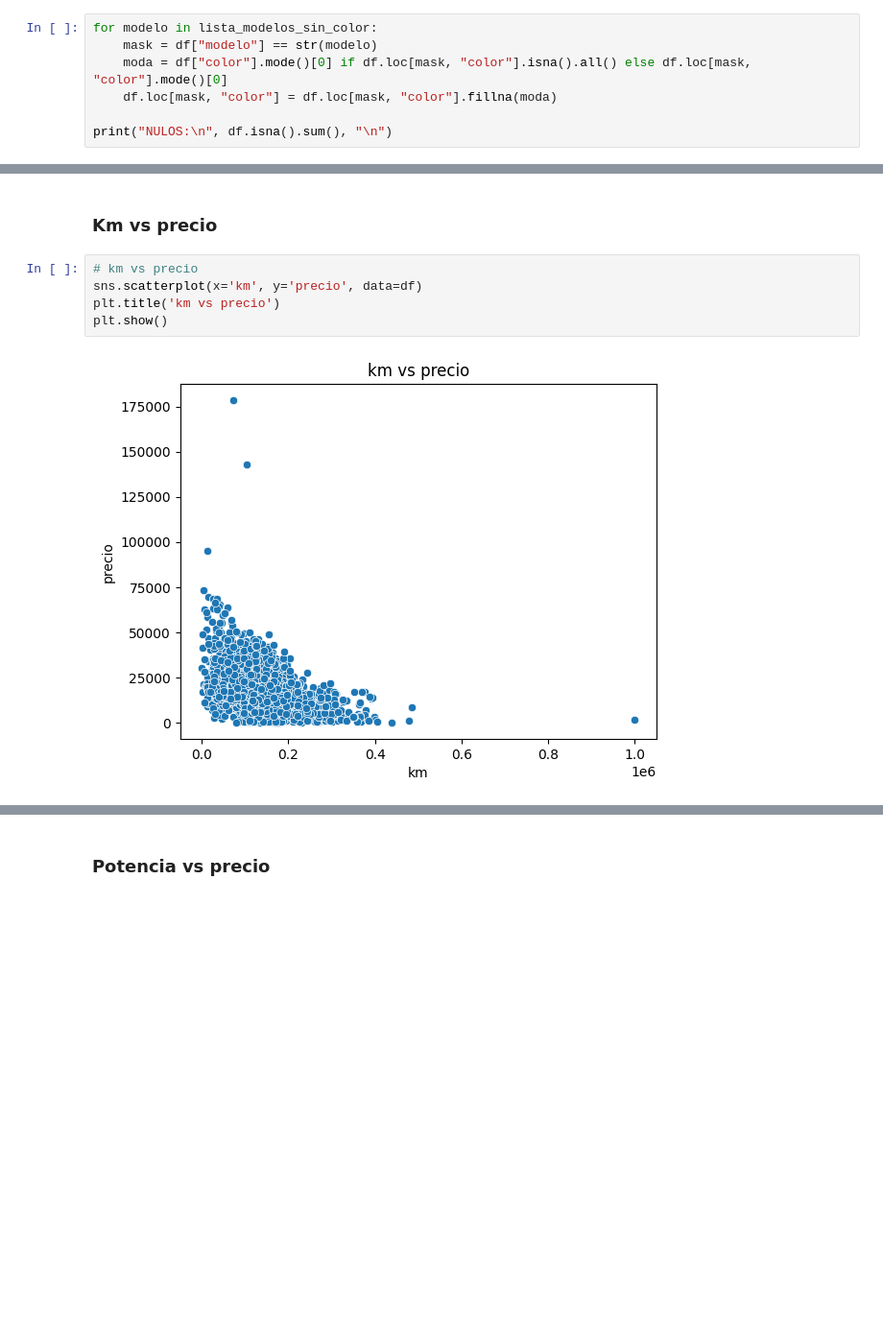
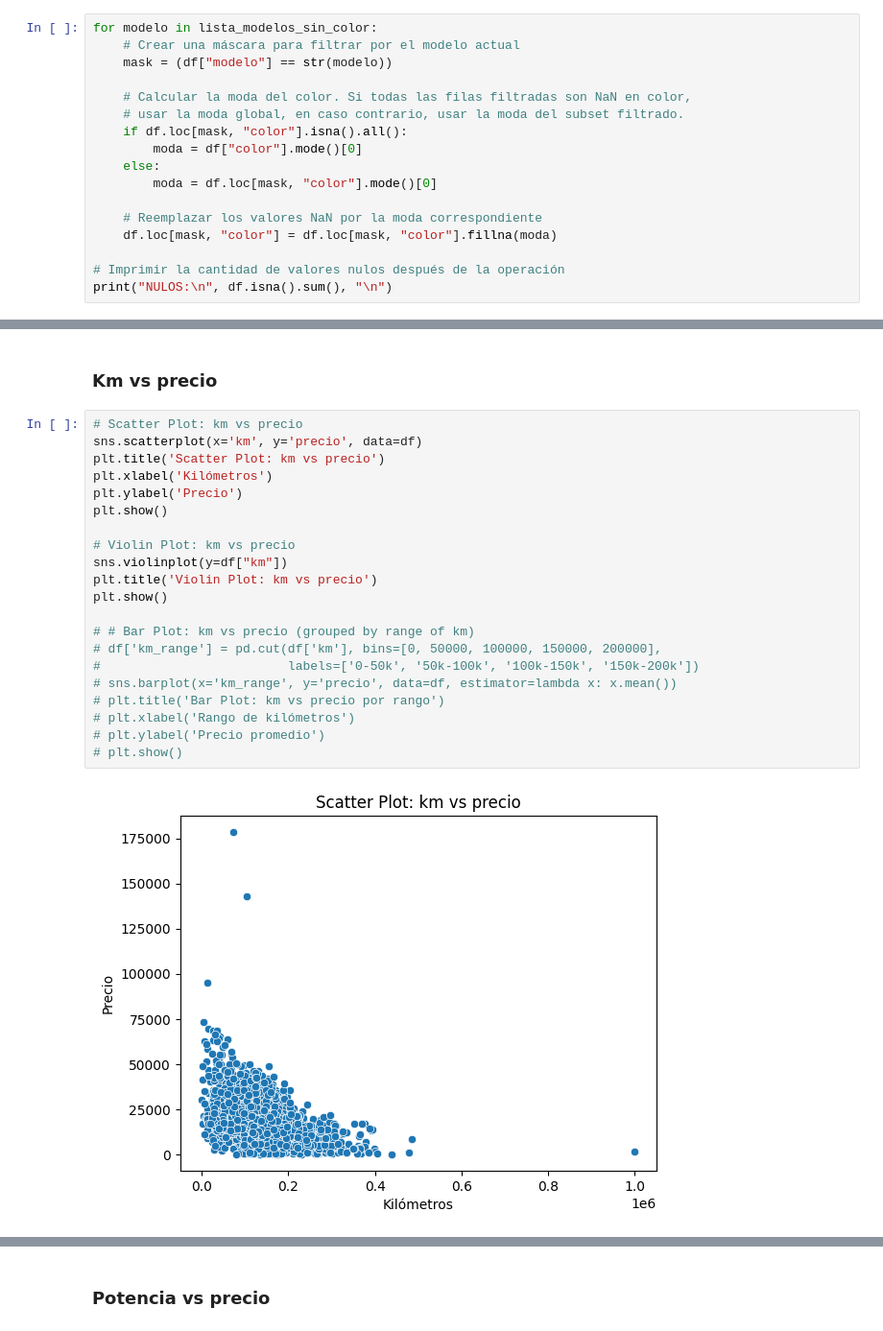
Before and after one commit to Wolfsteno/data-science-projects, a Jupyter notebook: Entregable 1 Data Engineering/main_acarrasco.ipynb, the cells around one changed output, grey strips where cells are left out. Shown at 96% size. Cells and saved outputs as stored; diff of their text form; blank space fills up the shorter version.

```diff
--- a/Entregable 1 Data Engineering/main_acarrasco.ipynb
+++ b/Entregable 1 Data Engineering/main_acarrasco.ipynb
@@ -270,10 +351,20 @@ for i in lista_modelos_sin_color:
 320, 318, 520, X3, 116, X1, 316, X5, 118, 525, 530, 318 Gran Turismo, 120, X4, 420, 535, 518, 320 Gran Turismo, X6, 420 Gran Coupé, 530 Gran Turismo, X6 M, 640, 520 Gran Turismo, 330, M550, 114, 730,  ...
 # %%
 for modelo in lista_modelos_sin_color:
-    mask = df["modelo"] == str(modelo)
-    moda = df["color"].mode()[0] if df.loc[mask, "color"].isna().all() else df.loc[mask, "color"].mode()[0]
+    # Crear una máscara para filtrar por el modelo actual
+    mask = (df["modelo"] == str(modelo))
+
+    # Calcular la moda del color. Si todas las filas filtradas son NaN en color,
+    # usar la moda global, en caso contrario, usar la moda del subset filtrado.
+    if df.loc[mask, "color"].isna().all():
+        moda = df["color"].mode()[0]
+    else:
+        moda = df.loc[mask, "color"].mode()[0]
+
+    # Reemplazar los valores NaN por la moda correspondiente
     df.loc[mask, "color"] = df.loc[mask, "color"].fillna(moda)
 
+# Imprimir la cantidad de valores nulos después de la operación
 print("NULOS:\n", df.isna().sum(), "\n")
 # %% [output]
 NULOS:
@@ -729,10 +906,26 @@ corr.style.background_gradient(cmap='coolwarm')
 # Análisis de todas las variables vs target
 # %% [markdown]
 ### Km vs precio
-# %%
-# km vs precio
-sns.scatterplot(x='km', y='precio', data=df)
-plt.title('km vs precio')
-plt.show()
-# %% [output]
-[figure, removed]
+# %%
+# Scatter Plot: km vs precio
+sns.scatterplot(x='km', y='precio', data=df)
+plt.title('Scatter Plot: km vs precio')
+plt.xlabel('Kilómetros')
+plt.ylabel('Precio')
+plt.show()
+
+# Violin Plot: km vs precio
+sns.violinplot(y=df["km"])
+plt.title('Violin Plot: km vs precio')
+plt.show()
+
+# # Bar Plot: km vs precio (grouped by range of km)
+# df['km_range'] = pd.cut(df['km'], bins=[0, 50000, 100000, 150000, 200000],
+#                         labels=['0-50k', '50k-100k', '100k-150k', '150k-200k'])
+# sns.barplot(x='km_range', y='precio', data=df, estimator=lambda x: x.mean())
+# plt.title('Bar Plot: km vs precio por rango')
+# plt.xlabel('Rango de kilómetros')
+# plt.ylabel('Precio promedio')
+# plt.show()
+# %% [output]
+[figure, added]
```
Also changed, not shown: parts of 103 cells of this notebook.
